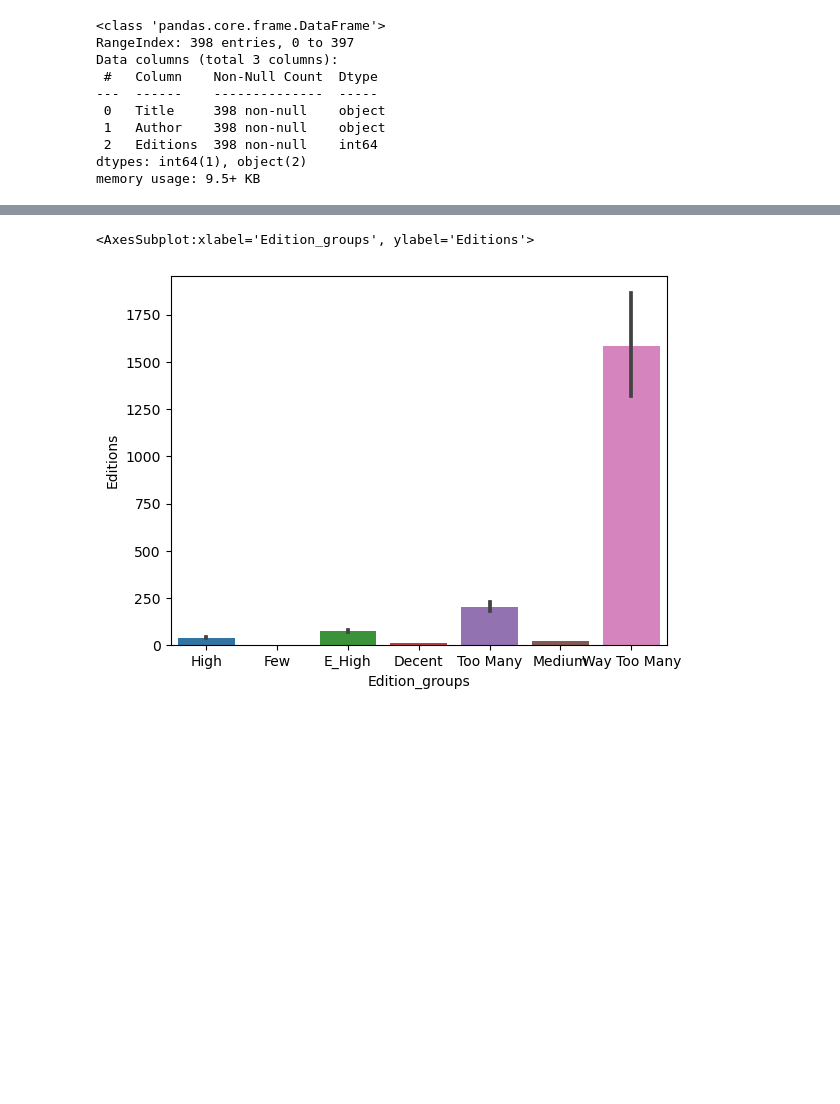
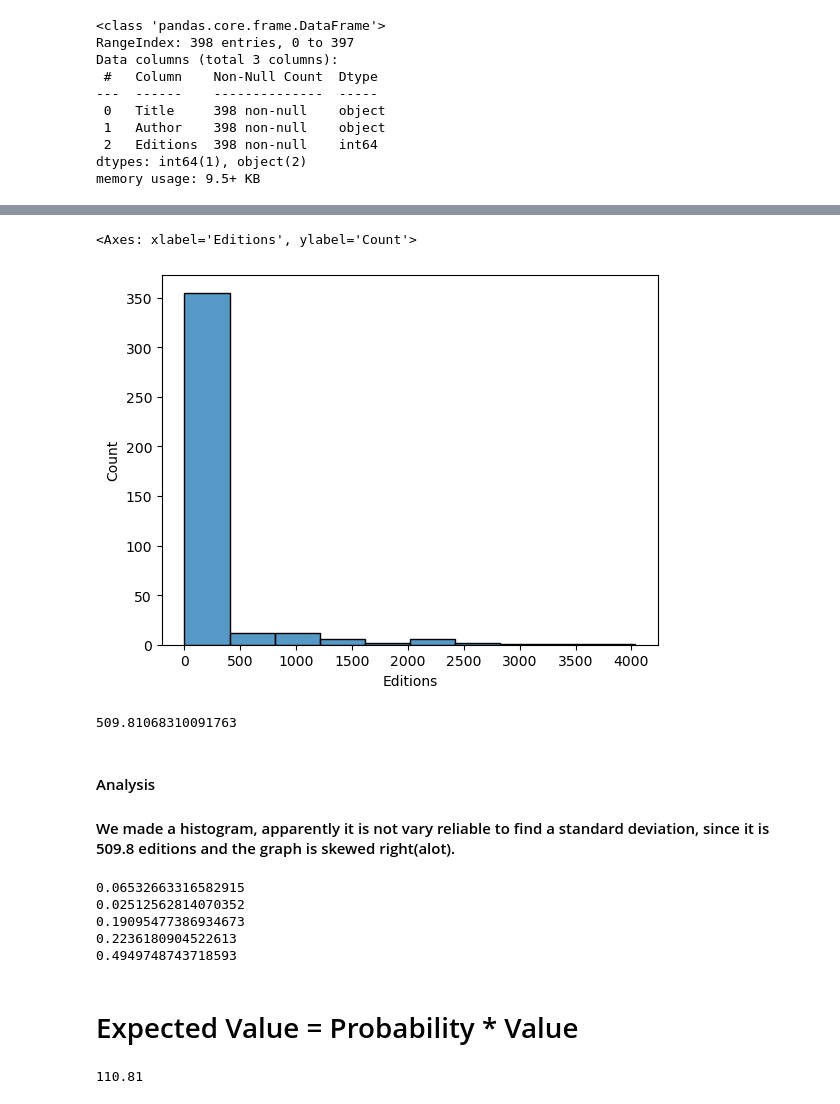
Before and after one commit to IsaacG-L/AI, a Jupyter notebook: Semester 1/Unit end/Unit 3/Unit+3+-+Final+Project+Template.ipynb, the cells around one changed output, grey strips where cells are left out. Cells and saved outputs as stored; diff of their text form; code cells hidden in the pictures; blank space fills up the shorter version.

```diff
--- a/Semester 1/Unit end/Unit 3/Unit+3+-+Final+Project+Template.ipynb
+++ b/Semester 1/Unit end/Unit 3/Unit+3+-+Final+Project+Template.ipynb
@@ -145,15 +147,16 @@ Also, there are many variables that say "book_ratings" when we are not looking a
 
 # Define conditions and corresponding values
 conditions = [
-    df["Editions"] > 500,
-    df["Editions"] > 100,
-    df["Editions"] > 50,
-    df["Editions"] > 30,
-    df["Editions"] > 20,
-    df["Editions"] >= 6,
-    df["Editions"] <= 5
+    #df["Editions"] > 500,  # Way Too Many
+    #df["Editions"] > 100,  # Too Many
+    df["Editions"] > 1000,   # E_High   # This is Extremely High
+    df["Editions"] > 500,   # High
+    df["Editions"] > 100,   # Medium
+    df["Editions"] >= 30 ,   # Fair
+    df["Editions"] < 30    # Few
 ]
-values = ["Way Too Many", "Too Many", "E_High", "High", "Medium", "Decent", "Few"]
+#values = ["Way Too Many", "Too Many", "E_High", "High", "Medium", "Decent", "Few"]
+values = ["E_High", "High", "Medium", "Fair", "Few"]
 
 # Assign values based on conditions
 df["Edition_groups"] = np.select(conditions, values, default=0)
@@ -193,0 +202,2 @@ Name: Edition_groups, dtype: int64
+# %%
+df["Edition_groups"] = df["Edition_groups"].astype(str)
@@ -194,6 +218,33 @@ Name: Edition_groups, dtype: int64
 # %%
 # Add more code/markdown cells here if you need them.
-sns.barplot(x="Edition_groups", y="Editions", data=df)
+sns.histplot(data=df, x="Editions", bins=10)
+#sns.histplot(data=df, x="Edition_groups", bins=20)
 # %% [output]
-<AxesSubplot:xlabel='Edition_groups', ylabel='Editions'>
+<Axes: xlabel='Editions', ylabel='Count'>
-[figure, old version]
+[figure, new version]
+# %%
+df["Editions"].std()
+# %% [output]
+509.81068310091763
+# %% [markdown]
+#### Analysis
+#### We made a histogram, apparently it is not vary reliable to find a standard deviation, since it is 509.8 editions and the graph is skewed right(alot).
+# %%
+print(26/398) #E_H
+print(10/398) #H
+print(76/398) #M  over 100 editions
+print(89/398) #D
+print(197/398) #F
+# %% [output]
+0.06532663316582915
+0.02512562814070352
+0.19095477386934673
+0.2236180904522613
+0.4949748743718593
+# %% [markdown]
+# Expected Value = Probability * Value
+# %%
+Expected_Value = (1 * 1) + (29 * 0.49) + (30 * 0.22) + (100 * 0.19) + (500 * 0.02) + (1000 * 0.06)
+Expected_Value
+# %% [output]
+110.81
```
Also changed, not shown: parts of 13 cells of this notebook, 1 other file.
